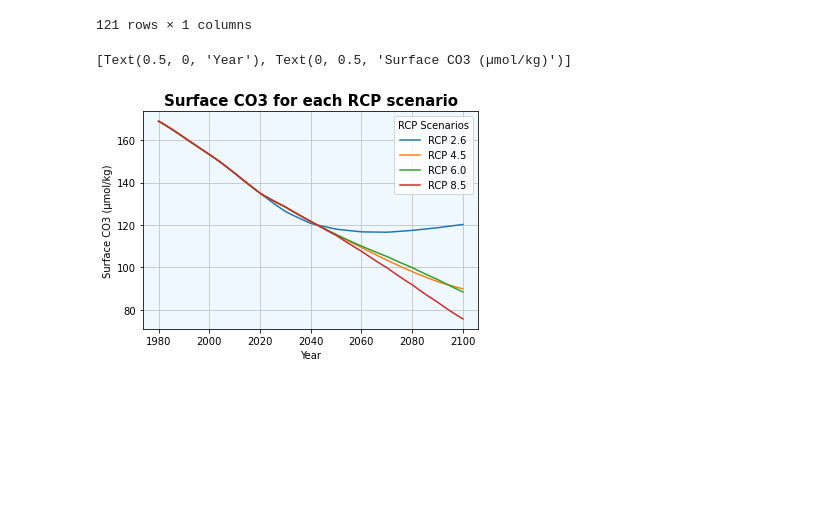
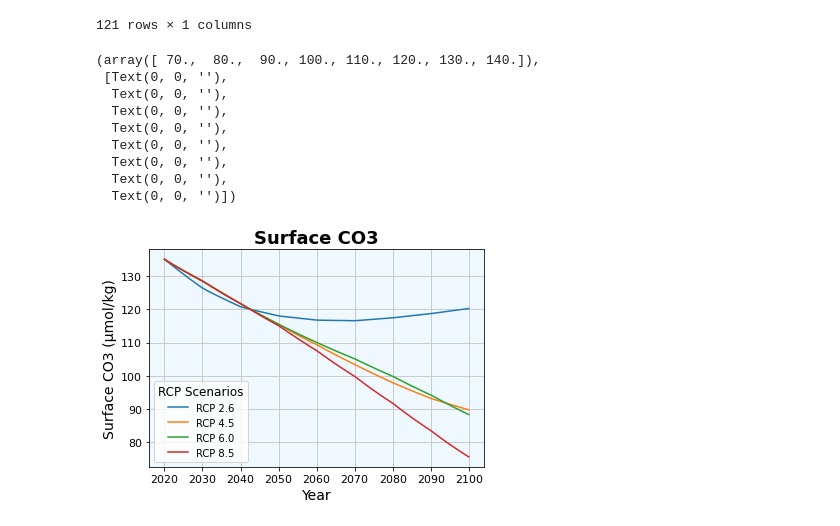
Before and after one commit to cadenkang/EPS-03, a Jupyter notebook: Surface CO3 plots (RCP).ipynb, the cells around one changed output. Saved outputs shown, nothing was run; the diff lists cells and outputs as text; code cells hidden in the pictures; blank space fills up the shorter version.

```diff
--- a/Surface CO3 plots (RCP).ipynb
+++ b/Surface CO3 plots (RCP).ipynb
@@ -109,20 +109,31 @@ RCP85
 # %%
 fig = plt.figure()
 axl = fig.add_subplot(111)
-new26 = RCP26.iloc[:,0]
-new45 = RCP45.iloc[:,0]
-new6 = RCP6.iloc[:,0]
-new85 = RCP85.iloc[:,0]
+new26 = RCP26.iloc[40:,0]
+new45 = RCP45.iloc[40:,0]
+new6 = RCP6.iloc[40:,0]
+new85 = RCP85.iloc[40:,0]
 data = (new26, new45, new6, new85)
 
 for i in data:
     lines = axl.plot(i, label=i.name)
 
-axl.legend(title='RCP Scenarios')
+axl.legend(title='RCP Scenarios', prop={'size': 10}, title_fontsize=12)
 axl.grid(color='silver', b=True, which='both')
 axl.set_facecolor('aliceblue')
-axl.set_title('Surface CO3 for each RCP scenario', fontsize=15, fontweight='bold')
-axl.set(xlabel='Year', ylabel='Surface CO3 (µmol/kg)')
+axl.set_title('Surface CO3', fontsize=18, fontweight='bold')
+plt.xlabel('Year', fontsize=14)
+plt.xticks(fontsize=11)
+plt.ylabel('Surface CO3 (µmol/kg)', fontsize=14)
+plt.yticks(fontsize=11)
 # %% [output]
-[Text(0.5, 0, 'Year'), Text(0, 0.5, 'Surface CO3 (µmol/kg)')]
+(array([ 70.,  80.,  90., 100., 110., 120., 130., 140.]),
+ [Text(0, 0, ''),
+  Text(0, 0, ''),
+  Text(0, 0, ''),
+  Text(0, 0, ''),
+  Text(0, 0, ''),
+  Text(0, 0, ''),
+  Text(0, 0, ''),
+  Text(0, 0, '')])
-[figure, old version]
+[figure, new version]
```
